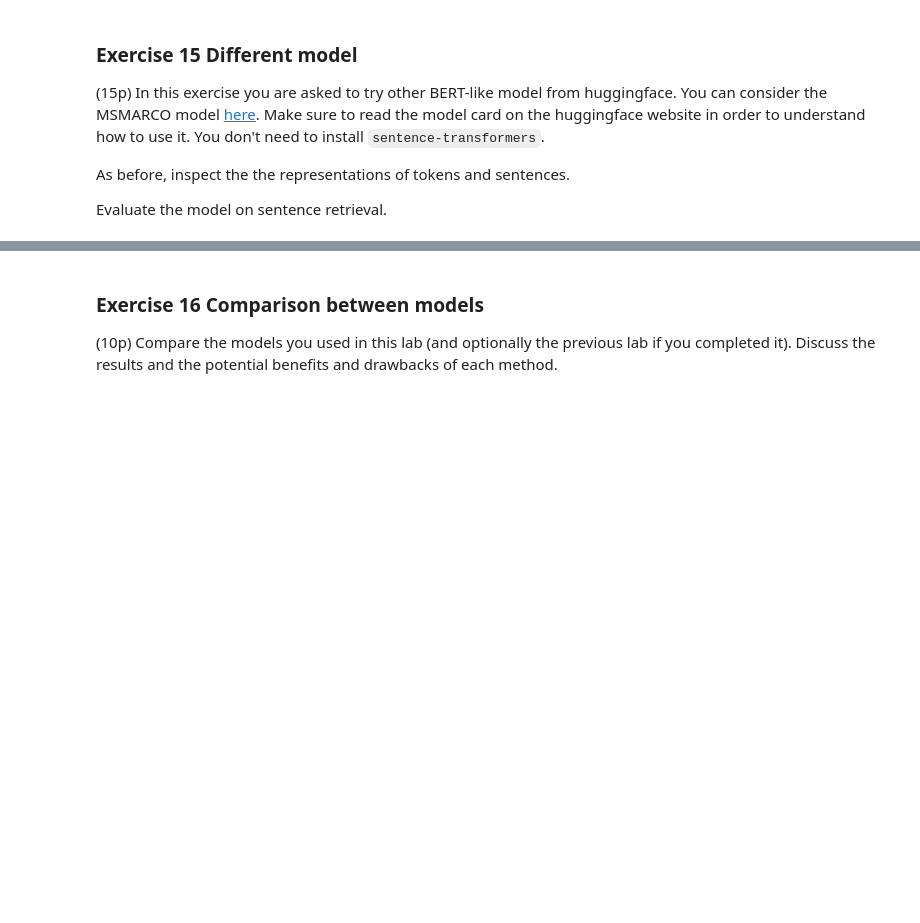
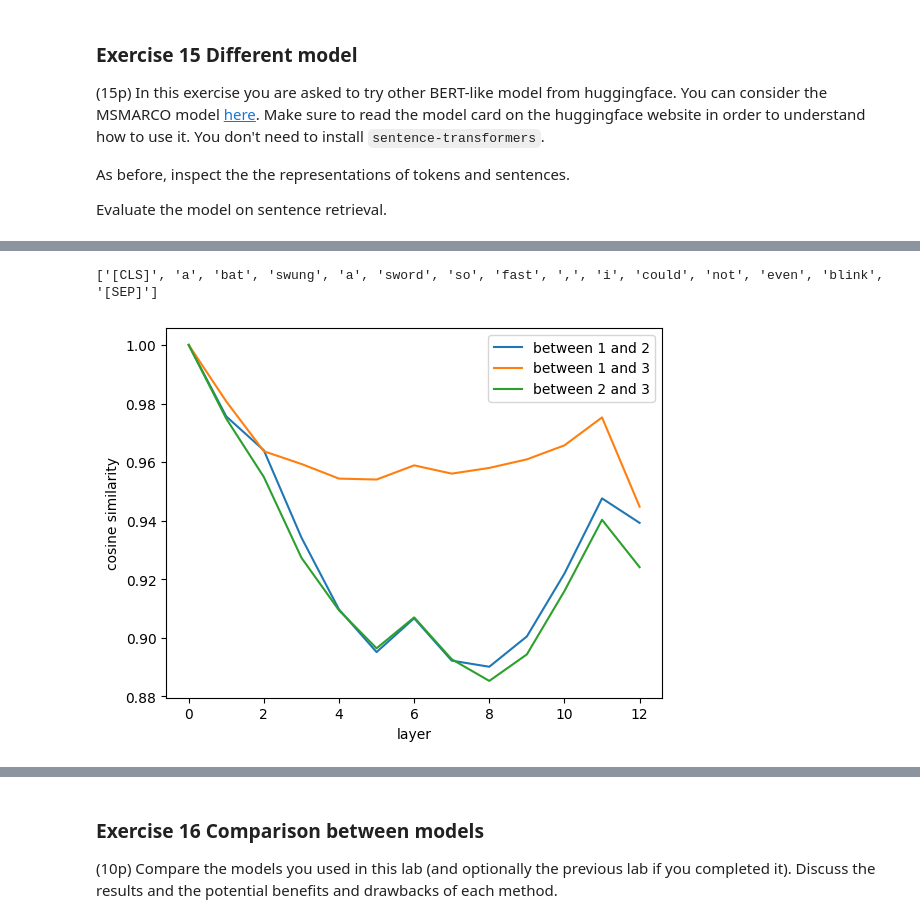
Before and after one commit to MaksiuMilcarz/NLP_Labs, a Jupyter notebook: lab3/lab3_mario.ipynb, the cells around one changed output, grey strips where cells are left out. Cells and saved outputs as stored; diff of their text form; code cells hidden in the pictures; blank space fills up the shorter version.

```diff
--- a/lab3/lab3_mario.ipynb
+++ b/lab3/lab3_mario.ipynb
@@ -1442,0 +1697,18 @@ Evaluate the model on sentence retrieval.
+# %%
+text1 = "the bat flew at my head"
+text2 = "i bat the flies away"
+text3 = "a bat swung a sword so fast, i could not even blink"
+tokenized = tokenizer2([text1, text2, text3], padding=True, return_tensors='pt').to(device)
+
+tokens1 = tokenizer2.convert_ids_to_tokens(tokenized['input_ids'][0])
+tokens2 = tokenizer2.convert_ids_to_tokens(tokenized['input_ids'][1])
+tokens3 = tokenizer2.convert_ids_to_tokens(tokenized['input_ids'][2])
+print(tokens3)
+
+tokens_ids_of_interest = [2, 2, 2]
+
+model_outputs = model2(**tokenized, output_hidden_states=True)
+plot_evolving_similarities(model_outputs['hidden_states'], tokens_ids_of_interest)
+# %% [output]
+['[CLS]', 'a', 'bat', 'swung', 'a', 'sword', 'so', 'fast', ',', 'i', 'could', 'not', 'even', 'blink', '[SEP]']
+[figure, added]
```
Also changed, not shown: parts of 41 cells of this notebook.
